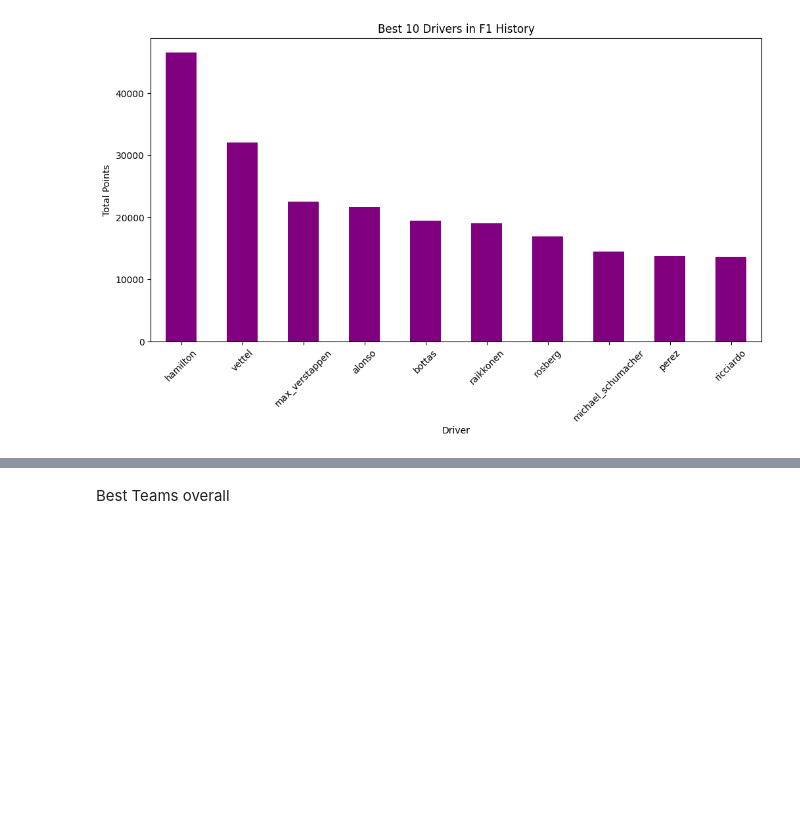
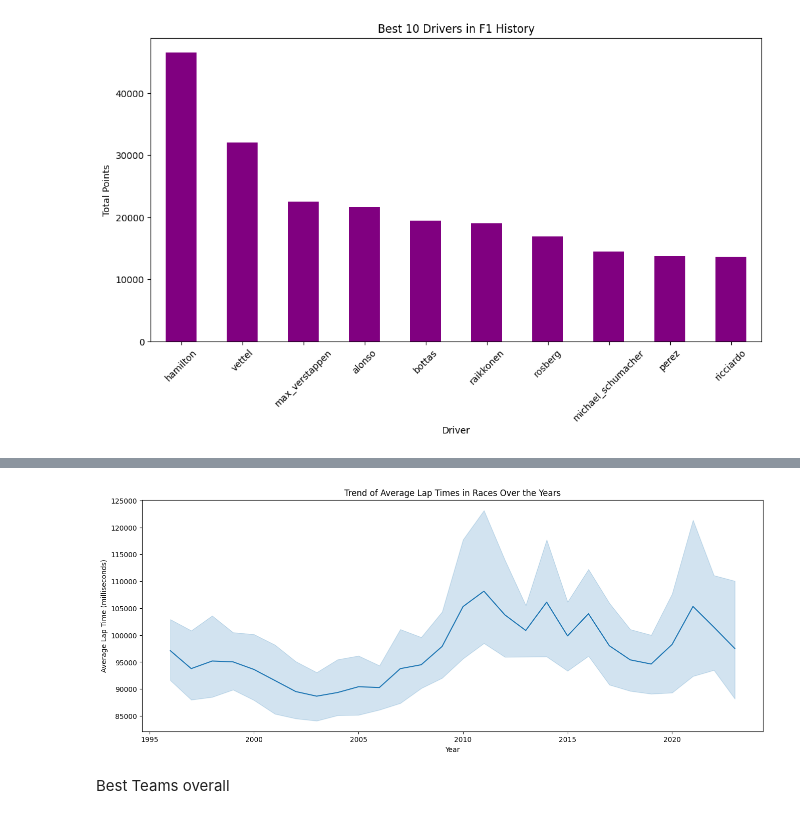
Before and after one commit to Meenakshipooranik/Formula1-Mini-Sprint, a Jupyter notebook: formula1.ipynb, the cells around one changed output, grey strips where cells are left out. Drawn from its saved outputs; the diff is of its cells as text; code cells hidden in the pictures; blank space fills up the shorter version.

```diff
--- a/formula1.ipynb
+++ b/formula1.ipynb
@@ -193,0 +406,16 @@ plt.show()
+# %%
+grid_column=results['grid']
+drivers['grid']=grid_column
+
+position_column=results['position']
+drivers['position']=position_column
+# %%
+drivers['Average_Grid_Position'] = drivers['grid'].mean()
+# %%
+# Convert 'position' column to numeric, excluding non-numeric values
+drivers['position'] = pd.to_numeric(drivers['position'], errors='coerce')
+
+# Calculate the mean of the 'position' column, excluding NaN values
+drivers['Average_Race_Position'] = drivers['position'].mean(skipna=True)
+
+drivers['Average_Race_Position'] = drivers['position'].mean()
@@ -193,0 +463,5 @@ plt.show()
+# %%
+merged_data = pd.merge(races, lap_times, on='raceId')
+merged_data = pd.merge(merged_data, drivers, on='driverId')
+average_lap_time_by_race = merged_data.groupby(['year', 'raceId'])['milliseconds'].mean().reset_index()
+average_lap_time_by_race
@@ -194,3 +482,12 @@ plt.show()
+# %%
+plt.figure(figsize=(16, 6))
+sns.lineplot(x='year', y='milliseconds', data=average_lap_time_by_race)
+plt.xlabel('Year')
+plt.ylabel('Average Lap Time (milliseconds)')
+plt.title('Trend of Average Lap Times in Races Over the Years')
+plt.show()
+# %% [output]
+[figure, added]
 # %% [markdown]
 Best Teams overall
 # %%
```
Also changed, not shown: parts of 31 cells of this notebook.
